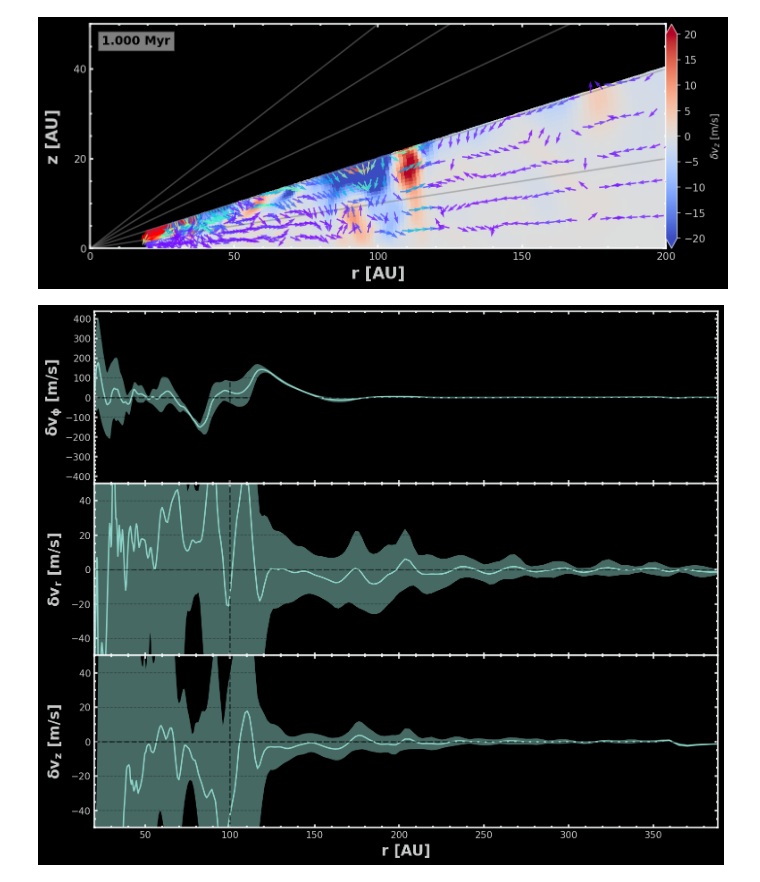
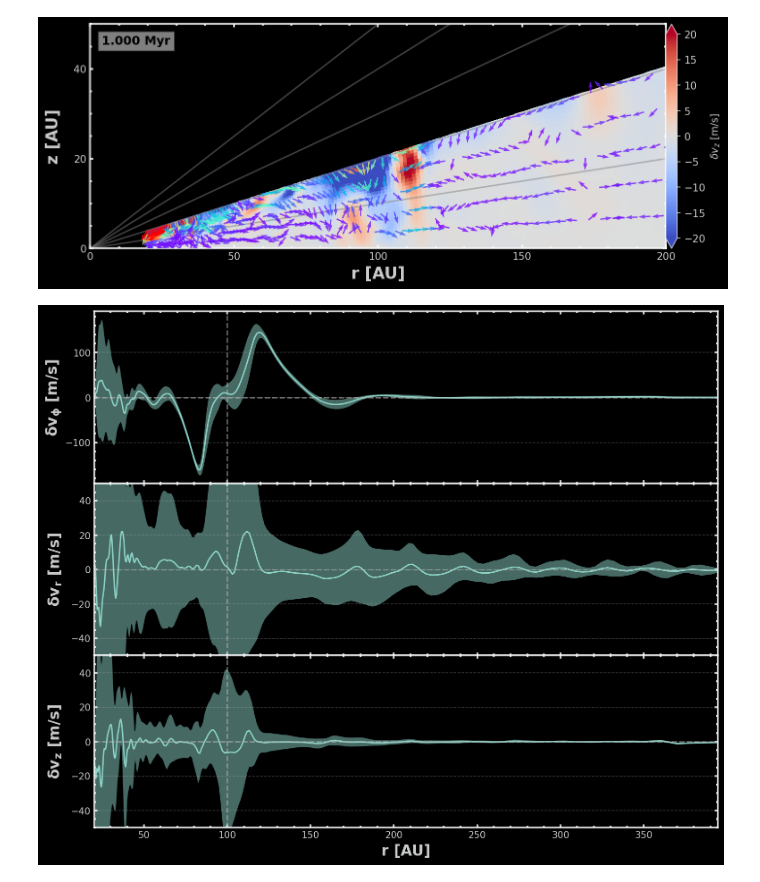
Before and after one commit to jamiechang917/fargo3d-ppd, a Jupyter notebook: tutorial.ipynb, the cells around one changed output. Saved outputs shown, nothing was run; the diff lists cells and outputs as text; code cells hidden in the pictures.

```diff
--- a/tutorial.ipynb
+++ b/tutorial.ipynb
@@ -27,12 +27,12 @@ plot_velocity_map(data=data, r_bin=2, z_bin=6, scale=6,
 [figure]
 # %%
 plot_velocity_profiles(data=data, r_size=250,
-                       zr_min=0.19, zr_max=0.2,
+                       zr_min=0.09, zr_max=0.11,
                        phi_min=-np.pi, phi_max=np.pi,
                     #    phi_min=-0.01, phi_max=0.01,
                        fluid='gas', coordinate='cyl')
 # %% [output]
-[figure, old version]
+[figure, new version]
 # %%
 import os
 print(os.getcwd())
```
Also changed, not shown: parts of 1 cell of this notebook, 2 other files.
